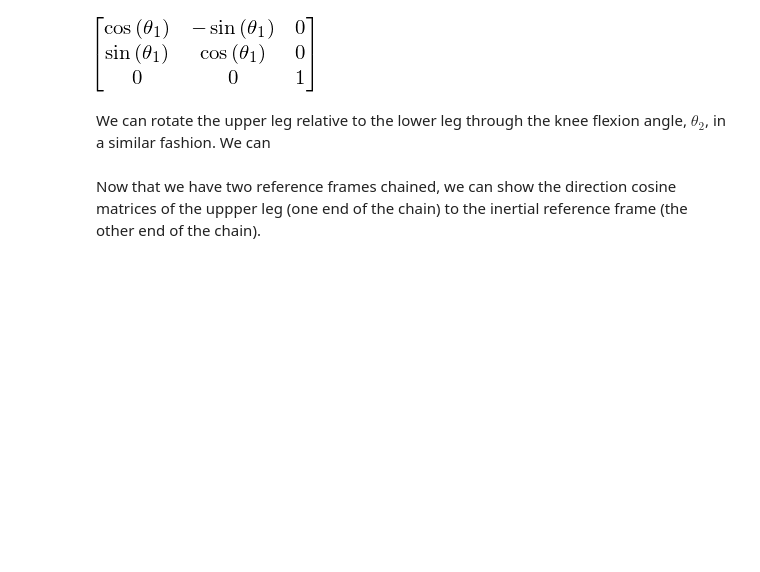
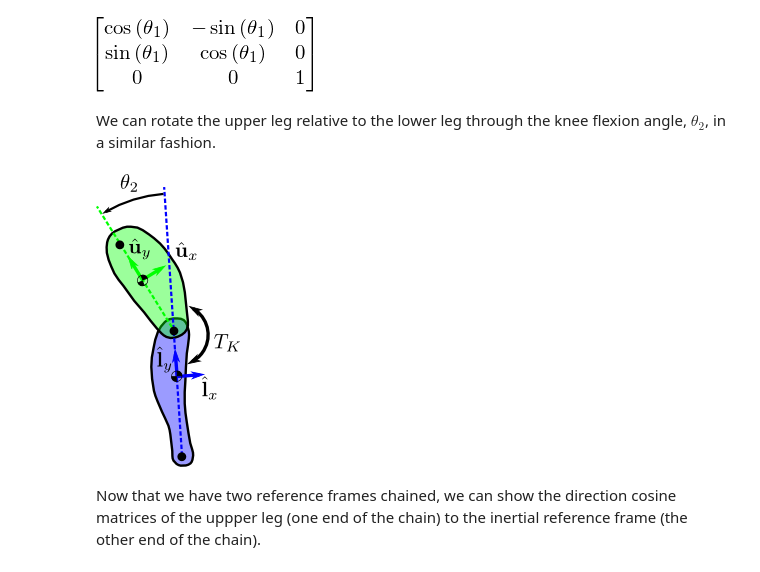
Before and after one commit to pydy/pydy-tutorial-human-standing, a Jupyter notebook: notebooks/n03_kinematics.ipynb, the cells around one changed output. Drawn from its saved outputs; the diff is of its cells as text; code cells hidden in the pictures; blank space fills up the shorter version.

```diff
--- a/notebooks/n03_kinematics.ipynb
+++ b/notebooks/n03_kinematics.ipynb
@@ -47,7 +57,11 @@ inertial_frame.dcm(lower_leg_frame)
 # %% [output]
 [figure]
 # %% [markdown]
-We can rotate the upper leg relative to the lower leg through the knee flexion angle, $\theta_2$, in a similar fashion. We can
+We can rotate the upper leg relative to the lower leg through the knee flexion angle, $\theta_2$, in a similar fashion.
+# %%
+Image('figures/knee_joint.png')
+# %% [output]
+[figure, added]
 # %%
 upper_leg_frame.orient(lower_leg_frame, 'Axis', (theta2, lower_leg_frame.z))
 # %% [markdown]
```
Also changed, not shown: parts of 26 cells of this notebook, 6 other files.
